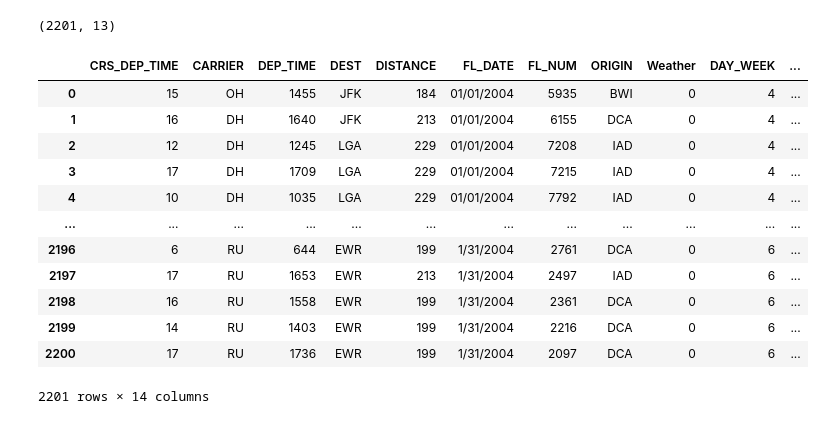
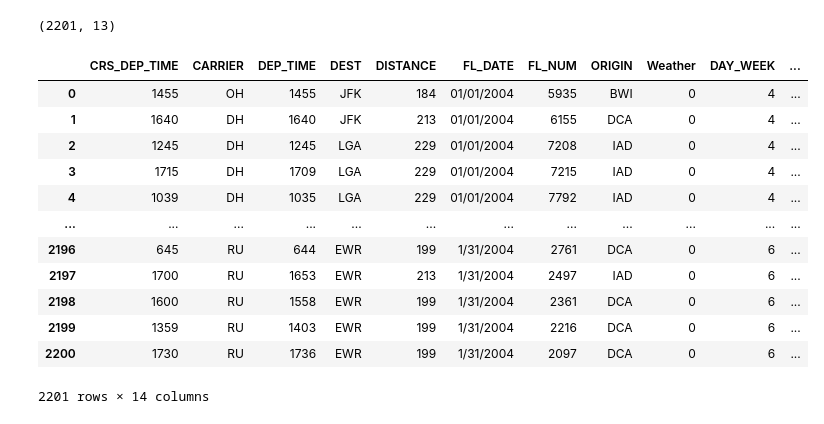
Before and after one commit to ARuizMartinezDeloitte/ML-Project-Repo, a Jupyter notebook: sample_project/Flights-LogReg.ipynb, the cells around one changed output. Drawn from its saved outputs; the diff is of its cells as text; code cells hidden in the pictures.

```diff
--- a/sample_project/Flights-LogReg.ipynb
+++ b/sample_project/Flights-LogReg.ipynb
@@ -7,7 +9,7 @@ from sklearn.metrics import confusion_matrix
 import pandas as pd
 # %%
 import pandas as pd
-flights = pd.read_csv("C:/Users/jackl/Downloads/FlightDelays.csv")
+flights = pd.read_csv(r"C:\Users\ahisse\Documents\Flatiron\ML_Capstone\Project\sample_project\FlightDelays.csv")
 # %%
 flights.shape
 # %% [output]
@@ -15,23 +17,23 @@ flights.shape
 # %%
 flights.DAY_WEEK = flights.DAY_WEEK.astype('category')
 
-flights.CRS_DEP_TIME = [round(t / 100) for t in flights.CRS_DEP_TIME]
+#flights.CRS_DEP_TIME = [round(t / 100) for t in flights.CRS_DEP_TIME]
 flights.CRS_DEP_TIME = flights.CRS_DEP_TIME.astype('category')
 
 flights['isDelayed'] = [1 if status == 'delayed' else 0 for status in flights['Flight Status']]
 
 flights
 # %% [output]
 |  | CRS_DEP_TIME | CARRIER | DEP_TIME | DEST | DISTANCE | FL_DATE | FL_NUM | ORIGIN | Weather | DAY_WEEK | ... |
-| 0 | 15 | OH | 1455 | JFK | 184 | 01/01/2004 | 5935 | BWI | 0 | 4 | ... |
-| 1 | 16 | DH | 1640 | JFK | 213 | 01/01/2004 | 6155 | DCA | 0 | 4 | ... |
-| 2 | 12 | DH | 1245 | LGA | 229 | 01/01/2004 | 7208 | IAD | 0 | 4 | ... |
-| 3 | 17 | DH | 1709 | LGA | 229 | 01/01/2004 | 7215 | IAD | 0 | 4 | ... |
-| 4 | 10 | DH | 1035 | LGA | 229 | 01/01/2004 | 7792 | IAD | 0 | 4 | ... |
+| 0 | 1455 | OH | 1455 | JFK | 184 | 01/01/2004 | 5935 | BWI | 0 | 4 | ... |
+| 1 | 1640 | DH | 1640 | JFK | 213 | 01/01/2004 | 6155 | DCA | 0 | 4 | ... |
+| 2 | 1245 | DH | 1245 | LGA | 229 | 01/01/2004 | 7208 | IAD | 0 | 4 | ... |
+| 3 | 1715 | DH | 1709 | LGA | 229 | 01/01/2004 | 7215 | IAD | 0 | 4 | ... |
+| 4 | 1039 | DH | 1035 | LGA | 229 | 01/01/2004 | 7792 | IAD | 0 | 4 | ... |
 | ... | ... | ... | ... | ... | ... | ... | ... | ... | ... | ... | ... |
-| 2196 | 6 | RU | 644 | EWR | 199 | 1/31/2004 | 2761 | DCA | 0 | 6 | ... |
-| 2197 | 17 | RU | 1653 | EWR | 213 | 1/31/2004 | 2497 | IAD | 0 | 6 | ... |
-| 2198 | 16 | RU | 1558 | EWR | 199 | 1/31/2004 | 2361 | DCA | 0 | 6 | ... |
-| 2199 | 14 | RU | 1403 | EWR | 199 | 1/31/2004 | 2216 | DCA | 0 | 6 | ... |
-| 2200 | 17 | RU | 1736 | EWR | 199 | 1/31/2004 | 2097 | DCA | 0 | 6 | ... |
+| 2196 | 645 | RU | 644 | EWR | 199 | 1/31/2004 | 2761 | DCA | 0 | 6 | ... |
+| 2197 | 1700 | RU | 1653 | EWR | 213 | 1/31/2004 | 2497 | IAD | 0 | 6 | ... |
+| 2198 | 1600 | RU | 1558 | EWR | 199 | 1/31/2004 | 2361 | DCA | 0 | 6 | ... |
+| 2199 | 1359 | RU | 1403 | EWR | 199 | 1/31/2004 | 2216 | DCA | 0 | 6 | ... |
+| 2200 | 1730 | RU | 1736 | EWR | 199 | 1/31/2004 | 2097 | DCA | 0 | 6 | ... |
 2201 rows × 14 columns
```
Also changed, not shown: parts of 63 cells of this notebook, 13 other files.
